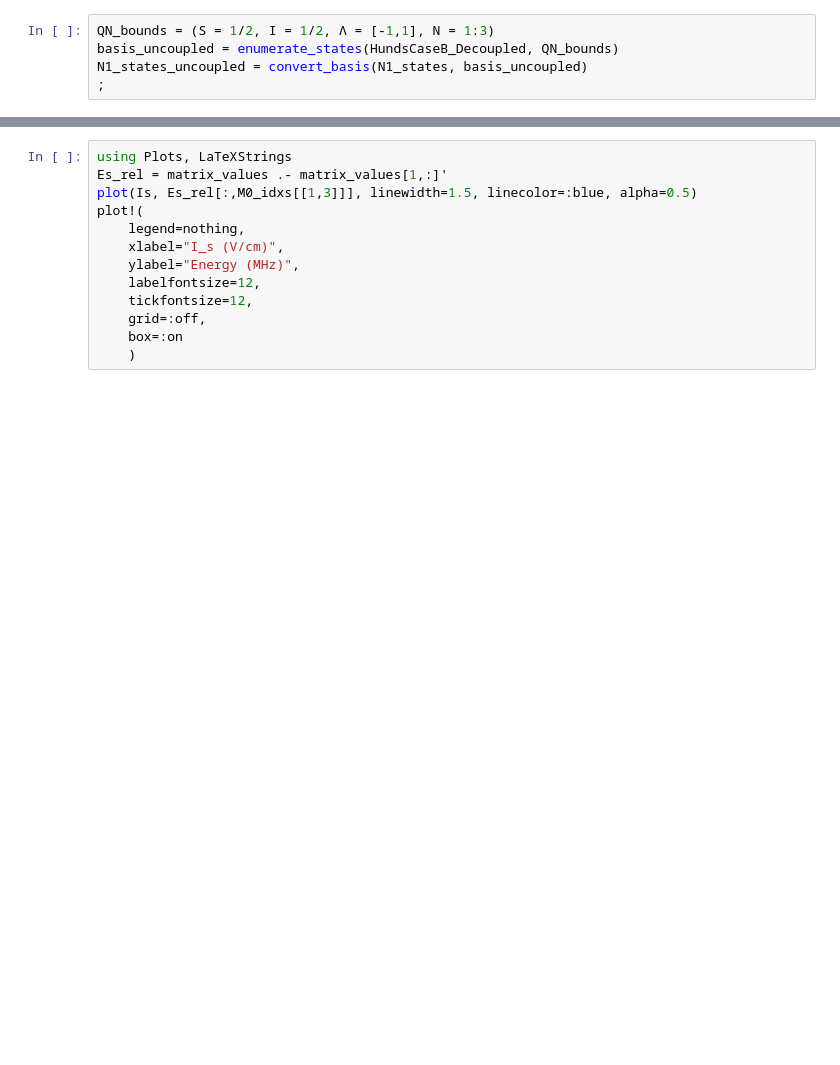
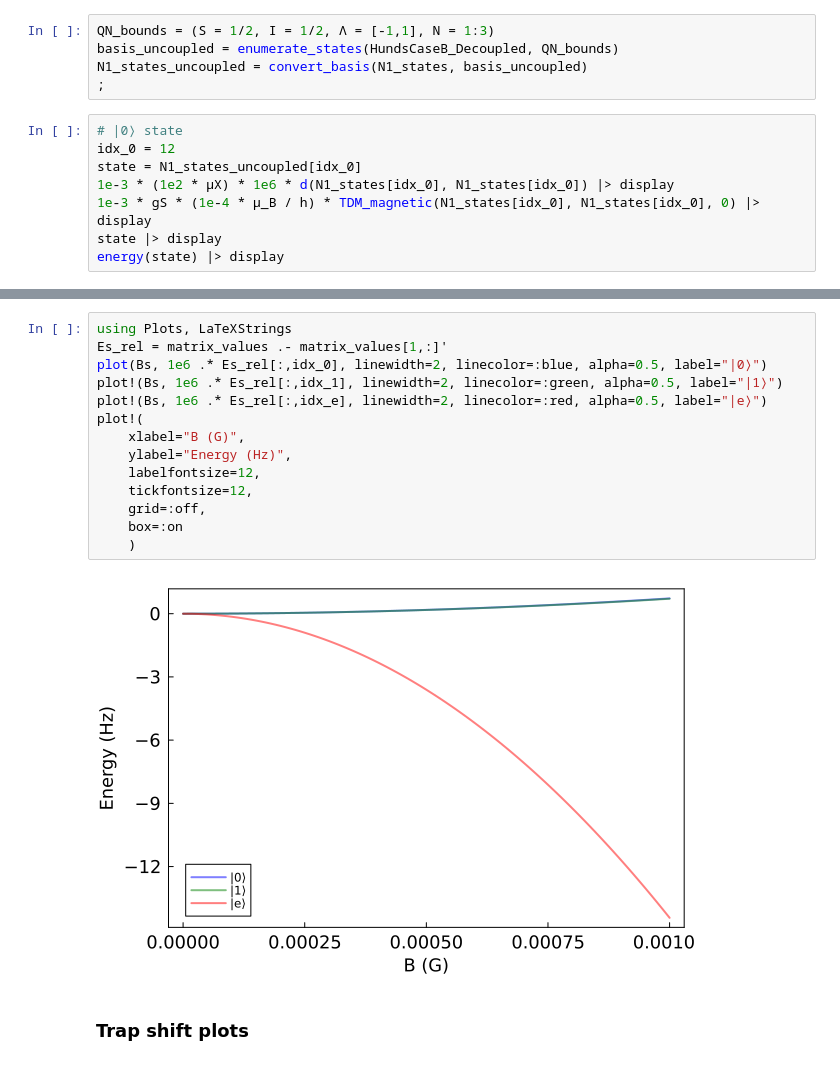
Before and after one commit to munozariasjm/QuantumStates.jl, a Jupyter notebook: examples/CaOH/CaOH_QubitStates.ipynb, the cells around one changed output, grey strips where cells are left out. Saved outputs shown, nothing was run; the diff lists cells and outputs as text; blank space fills up the shorter version.

```diff
--- a/examples/CaOH/CaOH_QubitStates.ipynb
+++ b/examples/CaOH/CaOH_QubitStates.ipynb
@@ -43,3 +42,11 @@ QN_bounds = (S = 1/2, I = 1/2, Λ = [-1,1], N = 1:3)
 basis_uncoupled = enumerate_states(HundsCaseB_Decoupled, QN_bounds)
 N1_states_uncoupled = convert_basis(N1_states, basis_uncoupled)
 ;
+# %%
+# |0⟩ state
+idx_0 = 12
+state = N1_states_uncoupled[idx_0]
+1e-3 * (1e2 * μX) * 1e6 * d(N1_states[idx_0], N1_states[idx_0]) |> display
+1e-3 * gS * (1e-4 * μ_B / h) * TDM_magnetic(N1_states[idx_0], N1_states[idx_0], 0) |> display
+state |> display
+energy(state) |> display
@@ -77,13 +214,18 @@ matrix_values = hcat(values(scan_values)...)'
 # %%
 using Plots, LaTeXStrings
 Es_rel = matrix_values .- matrix_values[1,:]'
-plot(Is, Es_rel[:,M0_idxs[[1,3]]], linewidth=1.5, linecolor=:blue, alpha=0.5)
+plot(Bs, 1e6 .* Es_rel[:,idx_0], linewidth=2, linecolor=:blue, alpha=0.5, label="|0⟩")
+plot!(Bs, 1e6 .* Es_rel[:,idx_1], linewidth=2, linecolor=:green, alpha=0.5, label="|1⟩")
+plot!(Bs, 1e6 .* Es_rel[:,idx_e], linewidth=2, linecolor=:red, alpha=0.5, label="|e⟩")
 plot!(
-    legend=nothing,
-    xlabel="I_s (V/cm)",
-    ylabel="Energy (MHz)",
+    xlabel="B (G)",
+    ylabel="Energy (Hz)",
     labelfontsize=12,
     tickfontsize=12,
     grid=:off,
     box=:on
     )
+# %% [output]
+[figure, added]
+# %% [markdown]
+### Trap shift plots
```
Also changed, not shown: parts of 30 cells of this notebook, 48 other files.
